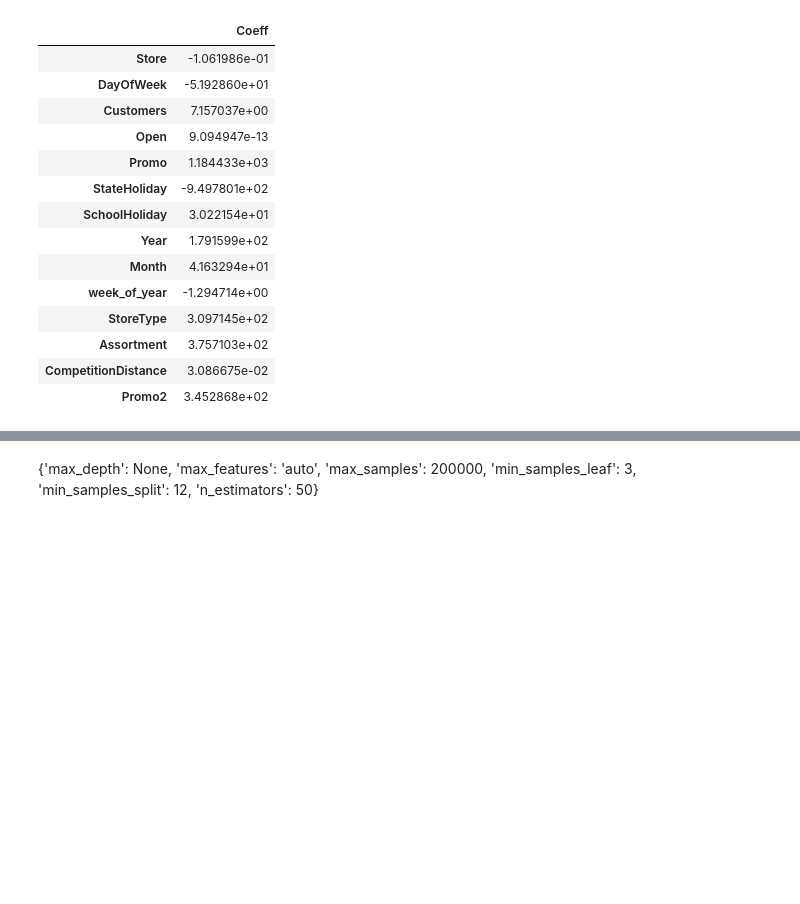
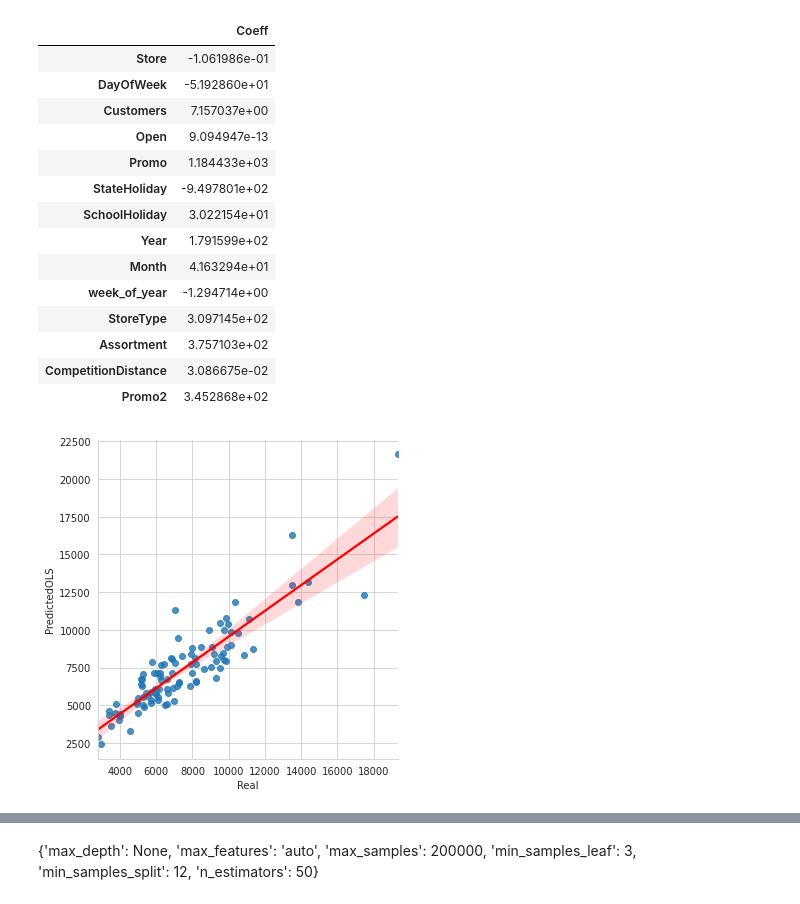
Before and after one commit to asim5800/Retail-Sales-Prediction, a Jupyter notebook: Asim_Rossmann_Sales_Prediction_Capstone_Project.ipynb, the cells around one changed output, grey strips where cells are left out. Drawn from its saved outputs; the diff is of its cells as text; code cells hidden in the pictures; blank space fills up the shorter version.

```diff
--- a/Asim_Rossmann_Sales_Prediction_Capstone_Project.ipynb
+++ b/Asim_Rossmann_Sales_Prediction_Capstone_Project.ipynb
@@ -518,4 +520,4 @@ RMSE 1338.394792815099
 # %%
 simple_ols_pred = predictions_simple[:100]
 simple_ols_real = y_test[:100]
-dataset_ols = pd.DataFrame({'real': simple_ols_real, 'pred': list(simple_ols_pred)}, columns=['Actual Value', 'Predicted Value'])
+dataset_ols = pd.DataFrame({'Real':simple_ols_real,'PredictedOLS':simple_ols_pred})
@@ -525,0 +524,2 @@ dataset_ols.head()
+# %%
+dataset_ols['diff']=(dataset_ols['Real']-dataset_ols['PredictedOLS']).abs()
@@ -547,6 +555,10 @@ df1
 | Assortment | 3.757103e+02 |
 | CompetitionDistance | 3.086675e-02 |
 | Promo2 | 3.452868e+02 |
+# %%
+sns.lmplot(x='Real', y='PredictedOLS', data=dataset_ols, line_kws={'color': 'red'});
+# %% [output]
+[figure, added]
 # %%
 from sklearn.linear_model import ElasticNet
 #a * L1 + b * L2
```
Also changed, not shown: parts of 32 cells of this notebook.
